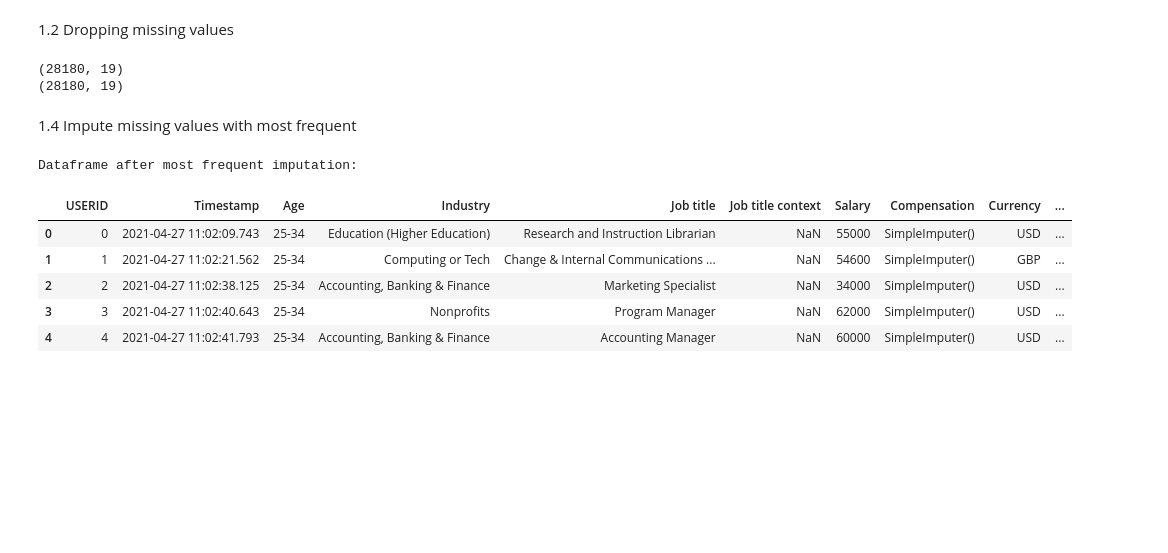
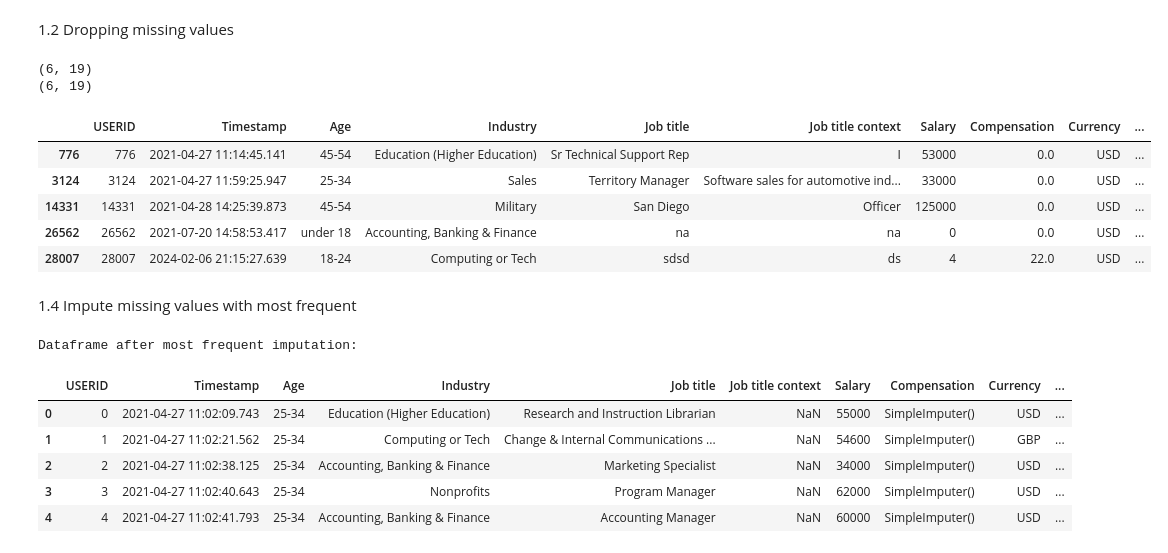
Before and after one commit to HinataTsuji/data-science-toolkit, a Jupyter notebook: Tutorial05.ipynb, the cells around one changed output. Cells and saved outputs as stored; diff of their text form; code cells hidden in the pictures; blank space fills up the shorter version.

```diff
--- a/Tutorial05.ipynb
+++ b/Tutorial05.ipynb
@@ -143,13 +146,21 @@ df.head()
 1.2 Dropping missing values
 # %%
 print(df.shape)
-df.dropna() #drop rows that has even 1 missing values
-df.dropna(thresh=2) #drop rows that has more than 2 missing values
-df.dropna(how='all') #drop only rows where all values are missing
-print(df.shape)
+df.dropna(inplace=True) #drop rows that has even 1 missing values
+df.dropna(thresh=2, inplace=True) #drop rows that has more than 2 missing values
+df.dropna(how='all', inplace=True) #drop only rows where all values are missing
+print(df.shape) #assign back the df to the update, or put "inplace=True" to update immediately
+
+df.head()
 # %% [output]
-(28180, 19)
-(28180, 19)
+(6, 19)
+(6, 19)
+|  | USERID | Timestamp | Age | Industry | Job title | Job title context | Salary | Compensation | Currency | ... |
+| 776 | 776 | 2021-04-27 11:14:45.141 | 45-54 | Education (Higher Education) | Sr Technical Support Rep | I | 53000 | 0.0 | USD | ... |
+| 3124 | 3124 | 2021-04-27 11:59:25.947 | 25-34 | Sales | Territory Manager | Software sales for automotive ind... | 33000 | 0.0 | USD | ... |
+| 14331 | 14331 | 2021-04-28 14:25:39.873 | 45-54 | Military | San Diego | Officer | 125000 | 0.0 | USD | ... |
+| 26562 | 26562 | 2021-07-20 14:58:53.417 | under 18 | Accounting, Banking & Finance | na | na | 0 | 0.0 | USD | ... |
+| 28007 | 28007 | 2024-02-06 21:15:27.639 | 18-24 | Computing or Tech | sdsd | ds | 4 | 22.0 | USD | ... |
 # %% [markdown]
 1.4 Impute missing values with most frequent
 # %%
```
Also changed, not shown: parts of 4 cells of this notebook.
